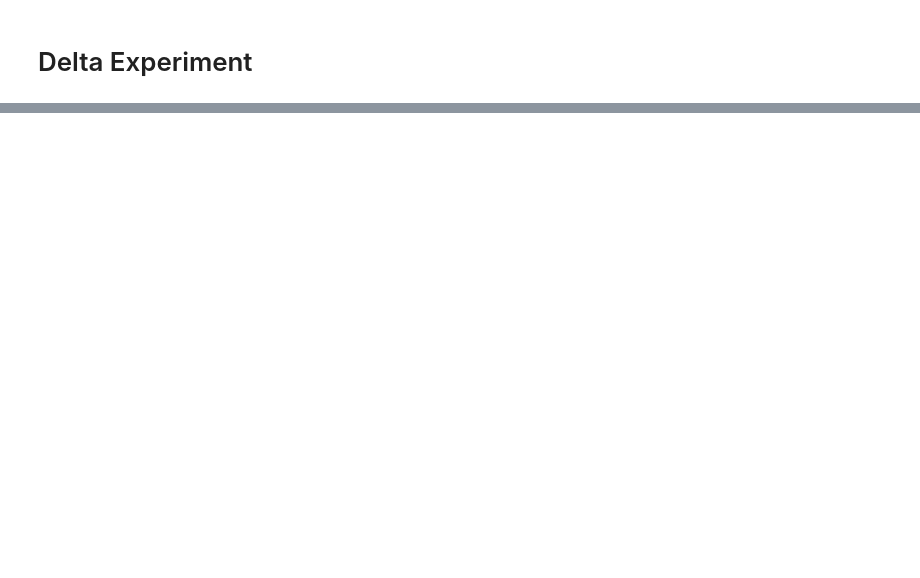
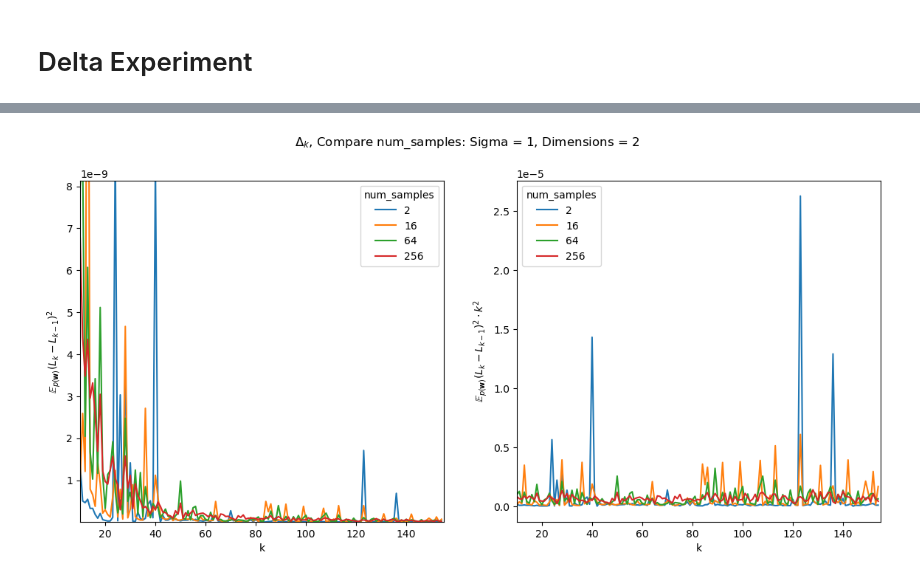
Before and after one commit to intsystems/2025-Project-183, a Jupyter notebook: code/delta_visualizing.ipynb, the cells around one changed output, grey strips where cells are left out. Saved outputs shown, nothing was run; the diff lists cells and outputs as text; code cells hidden in the pictures; blank space fills up the shorter version.

```diff
--- a/code/delta_visualizing.ipynb
+++ b/code/delta_visualizing.ipynb
@@ -67,0 +71,8 @@ vis.compare_params(
+# %%
+vis.compare_samples_num(
+    {'sigma': 1, 'dim': 2},
+    [2, 16, 64, 256],
+    begin=10
+)
+# %% [output]
+[figure, added]
```
Also changed, not shown: parts of 7 cells of this notebook, 54 other files.
